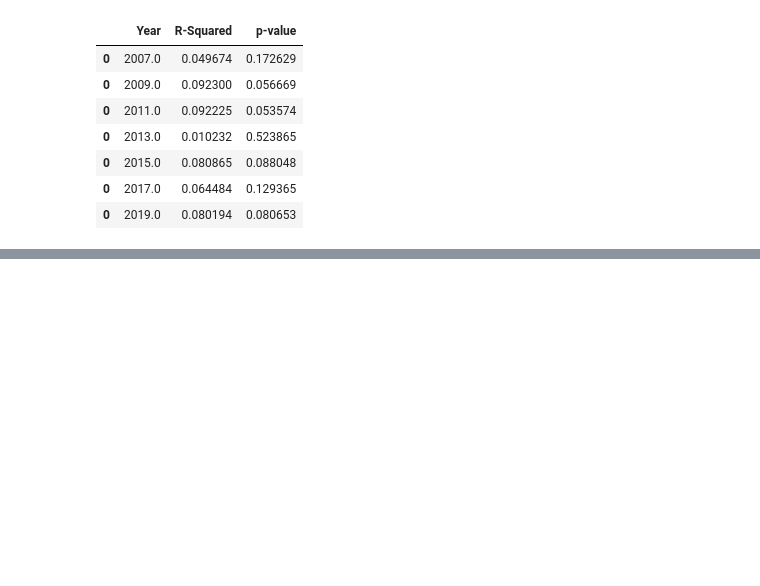
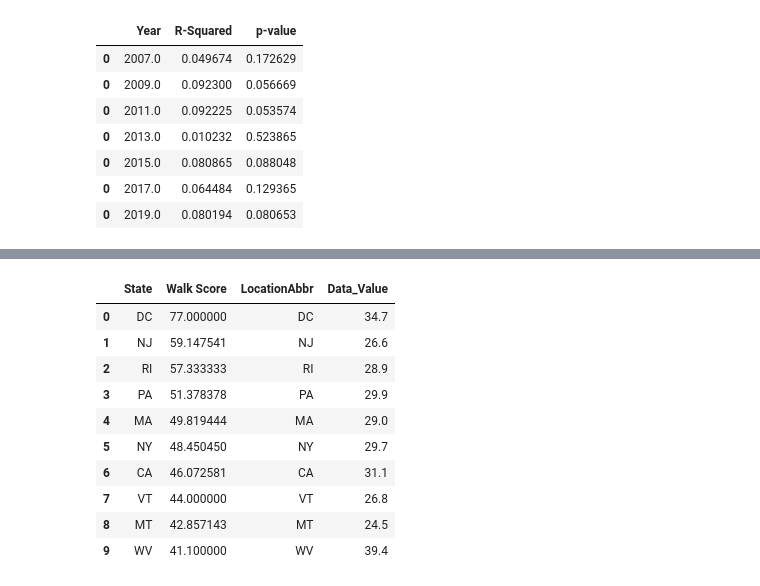
Before and after one commit to Ludougan123234/si618-project, a Jupyter notebook: nb/randy.ipynb, the cells around one changed output, grey strips where cells are left out. Cells and saved outputs as stored; diff of their text form; code cells hidden in the pictures; blank space fills up the shorter version.

```diff
--- a/nb/randy.ipynb
+++ b/nb/randy.ipynb
@@ -517,0 +620,14 @@ results.f_pvalue
+# %%
+walkability_t10_obesity
+# %% [output]
+|  | State | Walk Score | LocationAbbr | Data_Value |
+| 0 | DC | 77.000000 | DC | 34.7 |
+| 1 | NJ | 59.147541 | NJ | 26.6 |
+| 2 | RI | 57.333333 | RI | 28.9 |
+| 3 | PA | 51.378378 | PA | 29.9 |
+| 4 | MA | 49.819444 | MA | 29.0 |
+| 5 | NY | 48.450450 | NY | 29.7 |
+| 6 | CA | 46.072581 | CA | 31.1 |
+| 7 | VT | 44.000000 | VT | 26.8 |
+| 8 | MT | 42.857143 | MT | 24.5 |
+| 9 | WV | 41.100000 | WV | 39.4 |
```
Also changed, not shown: parts of 37 cells of this notebook, 2 other files.
